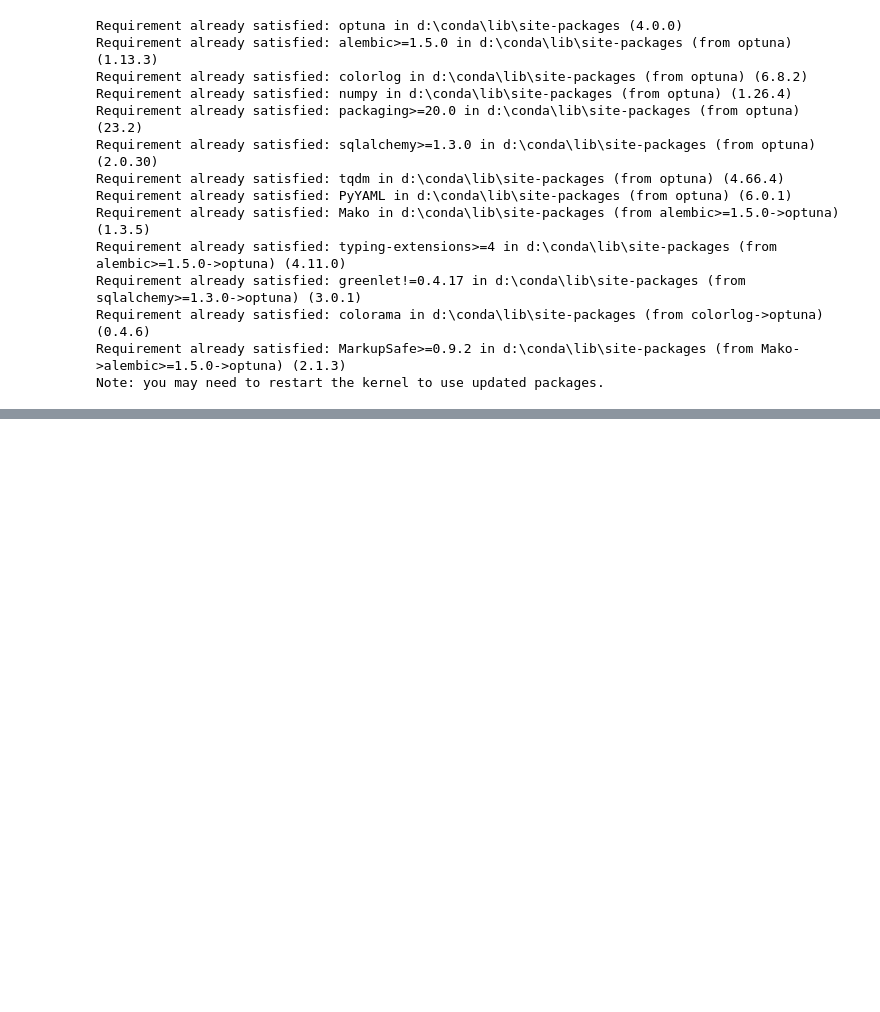
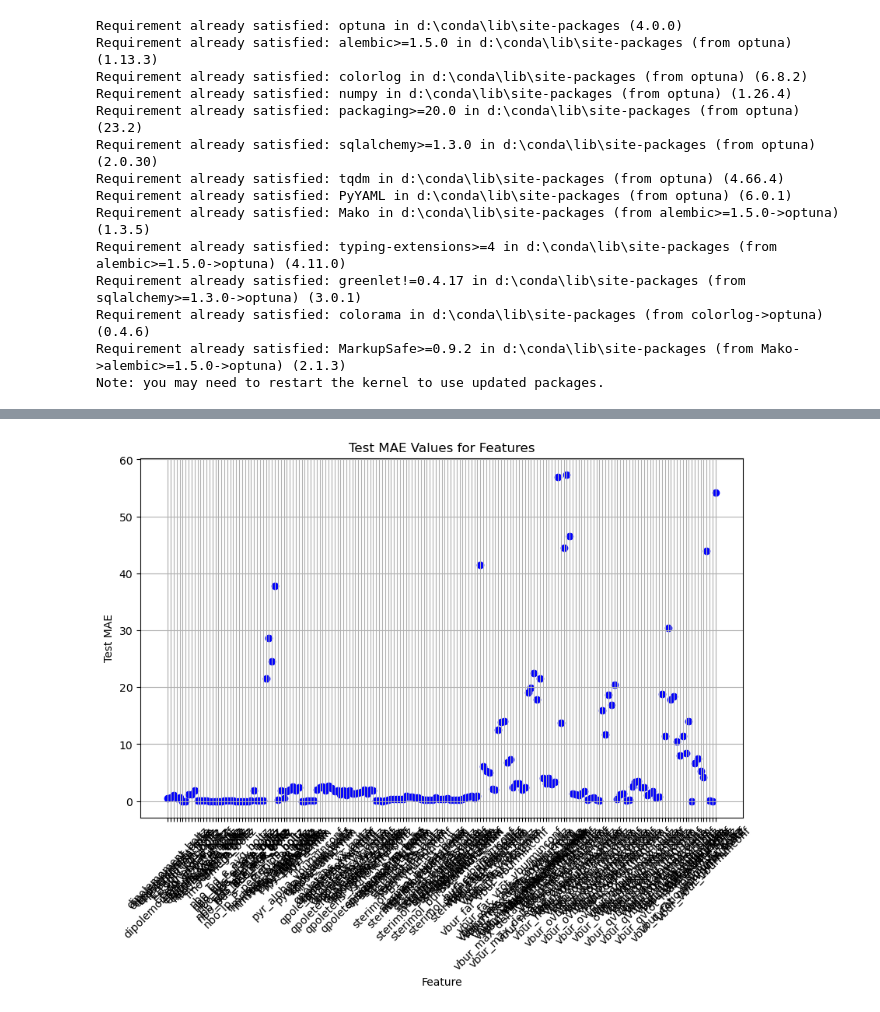
Before and after one commit to alphago1234/Cross-Electrophile-Coupling, a Jupyter notebook: Model/Deep Learning .ipynb, the cells around one changed output, grey strips where cells are left out. Saved outputs shown, nothing was run; the diff lists cells and outputs as text; code cells hidden in the pictures; blank space fills up the shorter version.

```diff
--- a/Model/Deep Learning .ipynb
+++ b/Model/Deep Learning .ipynb
@@ -327,0 +389,18 @@ logging.info("Model evaluation metrics saved to 'model_evaluation_metrics.csv'."
+# %%
+import pandas as pd
+import matplotlib.pyplot as plt
+
+# Load your CSV filemodel_evaluation_metrics
+data = pd.read_csv('model_performance_dl_cv_mae.csv')
+
+# Scatter plot for RMSE
+plt.figure(figsize=(10, 6))
+plt.scatter(data['Feature'], data['Test MAE'], color='blue')
+plt.title('Test MAE Values for Features')
+plt.xlabel('Feature')
+plt.ylabel('Test MAE')
+plt.xticks(rotation=45)
+plt.grid()
+plt.show()
+# %% [output]
+[figure, added]
```
Also changed, not shown: parts of 4 cells of this notebook, 7 other files.
